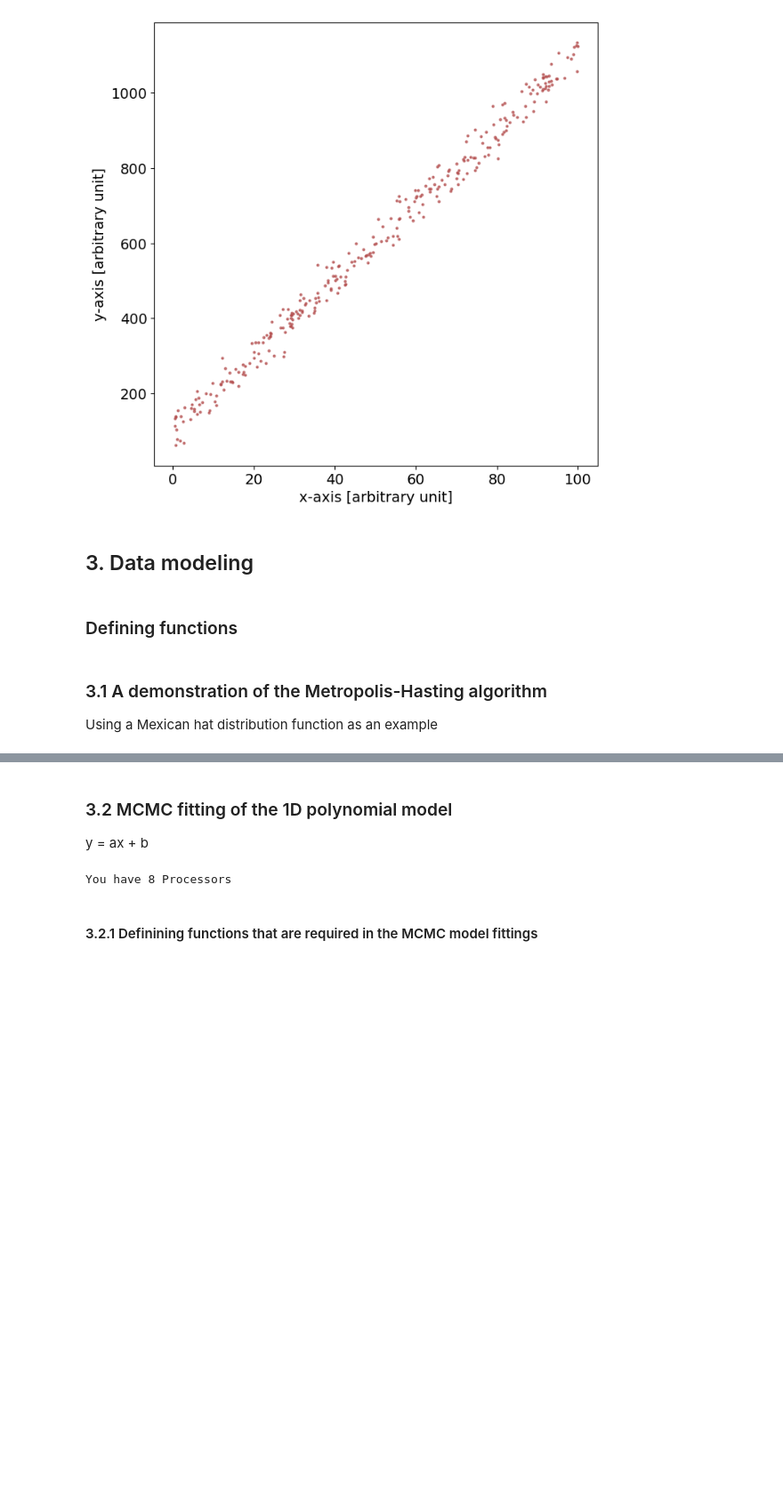
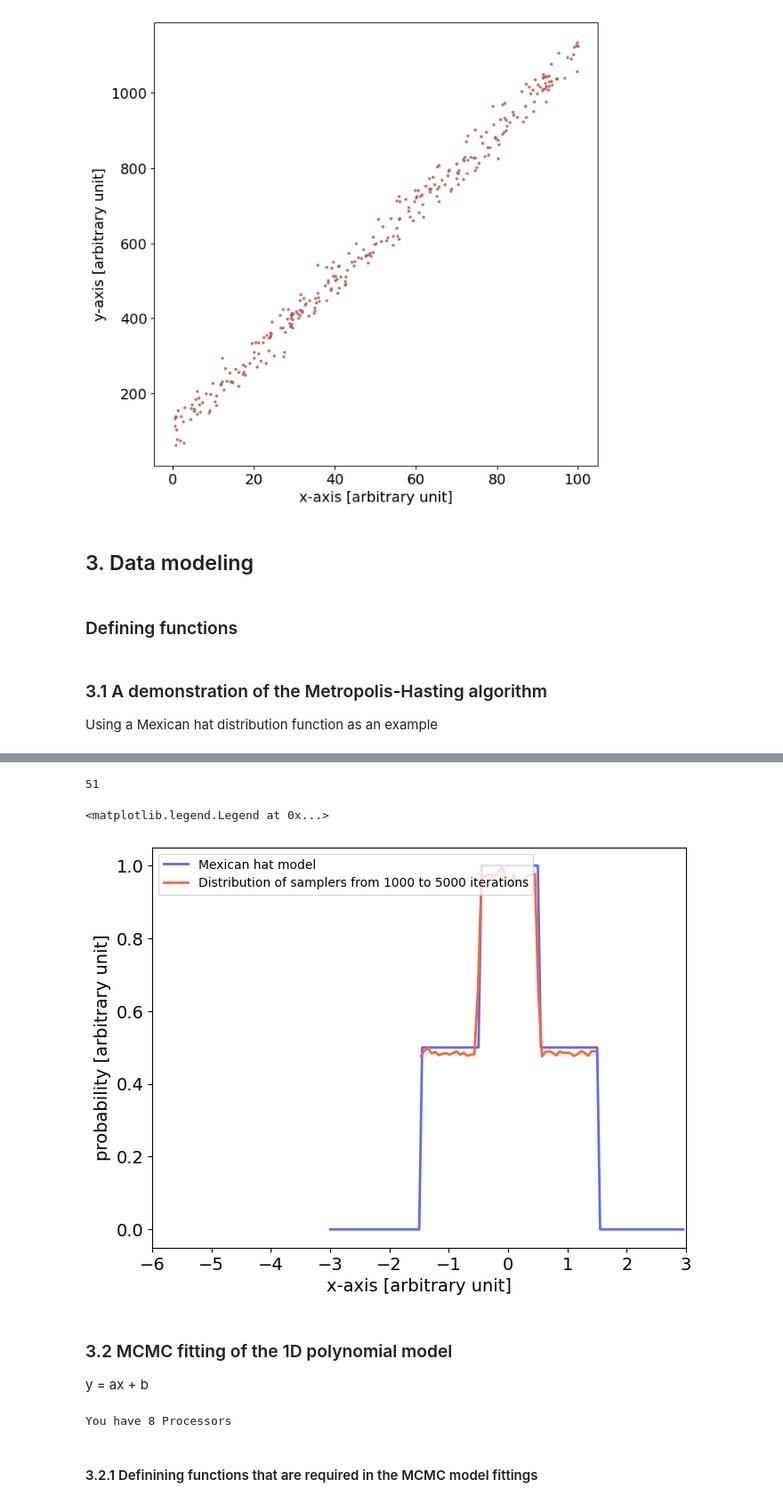
Before and after one commit to baobabyoo/Lecture_DataAnalysis, a Jupyter notebook: DataAnalysisLecture_2023March_MCMC.ipynb, the cells around one changed output, grey strips where cells are left out. Shown at 89% size. Cells and saved outputs as stored; diff of their text form; code cells hidden in the pictures; blank space fills up the shorter version.

Commit message:
Updating with the Metropolis-Hasting algorithm jupyter notebook

```diff
--- a/DataAnalysisLecture_2023March_MCMC.ipynb
+++ b/DataAnalysisLecture_2023March_MCMC.ipynb
@@ -694,3 +694,72 @@ plt.legend(loc=2, fontsize=10)
+# %%
+# initializing with 100 samplers, uniforming distributing between [-3, 3]
+num_samplers = 500
+samplers     = np.random.uniform(low=-3.0, high=3.0, size=num_samplers)
+new_samplers = np.zeros(num_samplers)
+all_samplers = np.zeros(num_samplers)
+
+# how many iterations to advance the samplers
+num_itr = 5000
+
+
+# Initializing plots
+fig = plt.figure(
+                 figsize = (8, 6)
+                )
+ax = fig.add_axes([0.12, 0.1, 0.75, 0.75])
+
+# Set the x/y axis title and legend
+plt.xlabel('x-axis [arbitrary unit]', size = 14.0)
+plt.ylabel('probability [arbitrary unit]', size = 14.0)
+
+plt.xscale('linear')
+plt.yscale('linear')
+plt.rc('font', size=14.0)          # controls default text sizes
+plt.rc('xtick', labelsize=14.0)    # fontsize of the tick labels
+plt.rc('ytick', labelsize=14.0)    # fontsize of the tick labels
+
+# plotting the probability model
+a = np.arange(-3, 3, 0.05)
+y = np.zeros(len(a))
+for i in range(0, len(a)):
+    y[i] = mexhat(a[i])
+
+plt.plot(a, y/np.max(y), '-',
+         color = (0.4, 0.4, 1, 1), linewidth = 2.0,
+         label = 'Mexican hat model'
+        )
+
+# Advancing samplers
+for i in range(0, num_itr):
+    for j in range(0, num_samplers):
+        new_samplers[j] = metropolis_hasting_flatproposal( samplers[j] )
+    if i == 1000:
+        all_samplers = new_samplers
+    elif i > 1000:
+        all_samplers = np.append(all_samplers, new_samplers)
+    samplers = new_samplers
+
+# producing histogram of the samplers
+n_bin = 50
+hist, bin_edges = np.histogram(all_samplers, bins=n_bin)
+print(len(bin_edges))
+bin_centers = np.zeros(n_bin)
+for i in range(0, n_bin):
+    bin_centers[i] = (bin_edges[i] + bin_edges[i+1])/2.0
+
+# plotting a histogram of all samplers
+plt.plot(bin_centers, hist/np.max(hist), '-',
+         color = (1.0, 0.4, 0.2, 1), linewidth = 2.0,
+         label = 'Distribution of samplers from 1000 to 5000 iterations'
+        )
+
+# Setting the figure legend
+plt.xlim( (-6, 3) )
+plt.legend(loc=2, fontsize=10)
+# %% [output]
+51
+<matplotlib.legend.Legend at 0x...>
+[figure, added]
 # %% [markdown]
 ### 3.2 MCMC fitting of the 1D polynomial model
 y = ax + b
```
Also changed, not shown: parts of 18 cells of this notebook.
